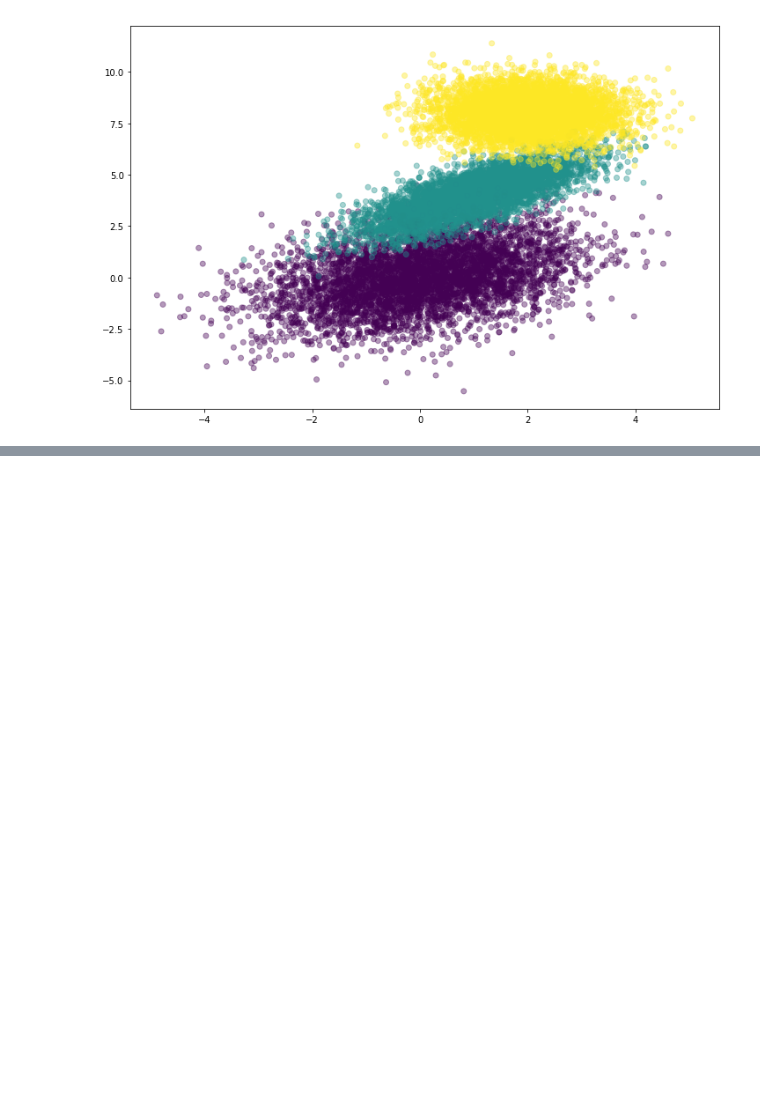
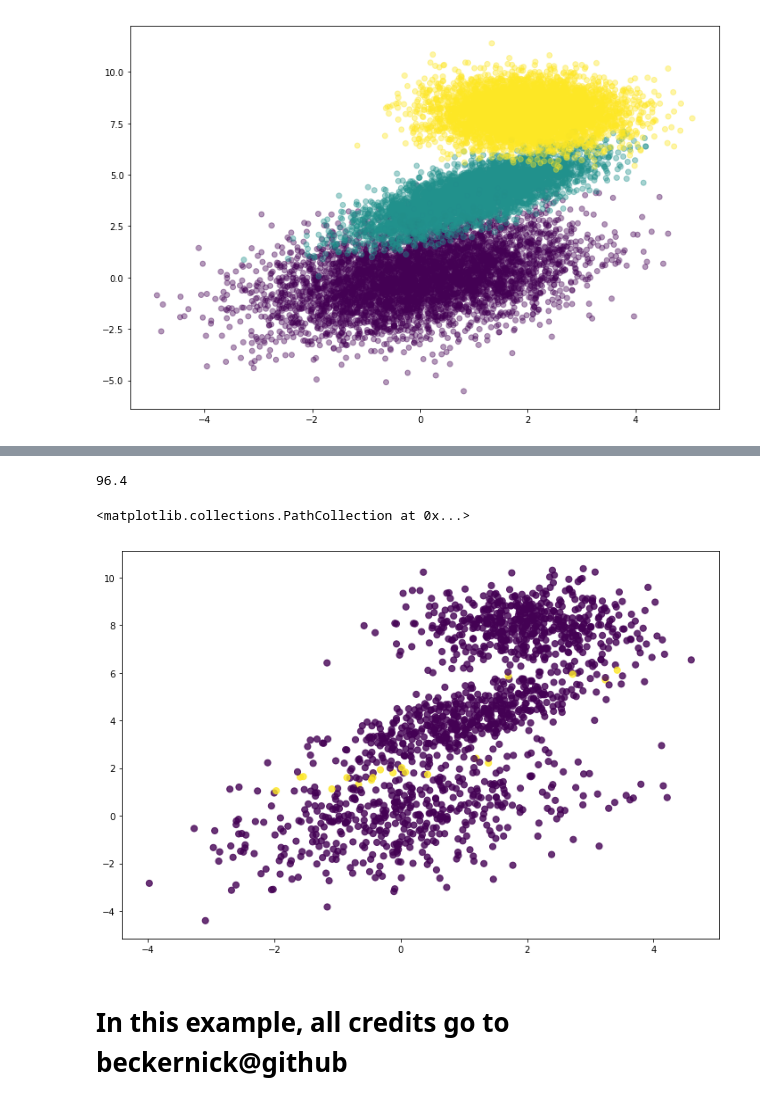
Before and after one commit to ColumbiaPython/week-4-Intro-to-Machine-Learning-for-Classification-2-Neural-Network-and-Naive-Bayes, a Jupyter notebook: Lecture_Five_Neural_Network.ipynb, the cells around one changed output, grey strips where cells are left out. Cells and saved outputs as stored; diff of their text form; code cells hidden in the pictures; blank space fills up the shorter version.

```diff
--- a/Lecture_Five_Neural_Network.ipynb
+++ b/Lecture_Five_Neural_Network.ipynb
@@ -226,4 +318,8 @@ def accuracy(predictions, labels):
 # %%
+hidden_nodes = 5
+#num_features = data.shape[1]
+#num_labels = labels.shape[1]
+
 layer1_weights_array = np.random.normal(0, 1, [num_features, hidden_nodes])
 layer1_biases_array = np.zeros((1, hidden_nodes))
 
@@ -236,0 +328,20 @@ def relu_activation(data_array):
+# %%
+error_signal_hidden = np.dot(output_error_signal, layer2_weights_array.T)
+error_signal_hidden[hidden_layer <= 0] = 0
+
+gradient_layer2_weights = np.dot(hidden_layer.T, output_error_signal)
+gradient_layer2_bias = np.sum(output_error_signal, axis = 0, keepdims = True)
+
+#gradient_layer1_weights = np.dot(data.T, error_signal_hidden)
+gradient_layer1_bias = np.sum(error_signal_hidden, axis = 0, keepdims = True)
+# %%
+reg_lambda = .01
+learning_rate = .01
+
+gradient_layer2_weights += reg_lambda * layer2_weights_array
+gradient_layer1_weights += reg_lambda * layer1_weights_array
+
+layer1_weights_array -= learning_rate * gradient_layer1_weights
+layer1_biases_array -= learning_rate * gradient_layer1_bias
+layer2_weights_array -= learning_rate * gradient_layer2_weights
+layer2_biases_array -= learning_rate * gradient_layer2_bias
@@ -236,0 +409,19 @@ def relu_activation(data_array):
+# %%
+
+input_layer = np.dot(test_dataset, layer1_weights_array)
+hidden_layer = relu_activation(input_layer + layer1_biases_array)
+scores = np.dot(hidden_layer, layer2_weights_array) + layer2_biases_array
+probs = softmax(scores)
+print (accuracy(probs, test_labels))
+# %% [output]
+96.4
+# %%
+labels_flat = np.argmax(test_labels, axis = 1)
+predictions = np.argmax(probs, axis = 1)
+plt.figure(figsize = (12, 8))
+plt.scatter(test_dataset[:, 0], test_dataset[:, 1], c = predictions == labels_flat - 1, alpha = .8, s = 50)
+# %% [output]
+<matplotlib.collections.PathCollection at 0x...>
+[figure, added]
+# %% [markdown]
+# In this example, all credits go to  beckernick@github
```
Also changed, not shown: parts of 10 cells of this notebook.
